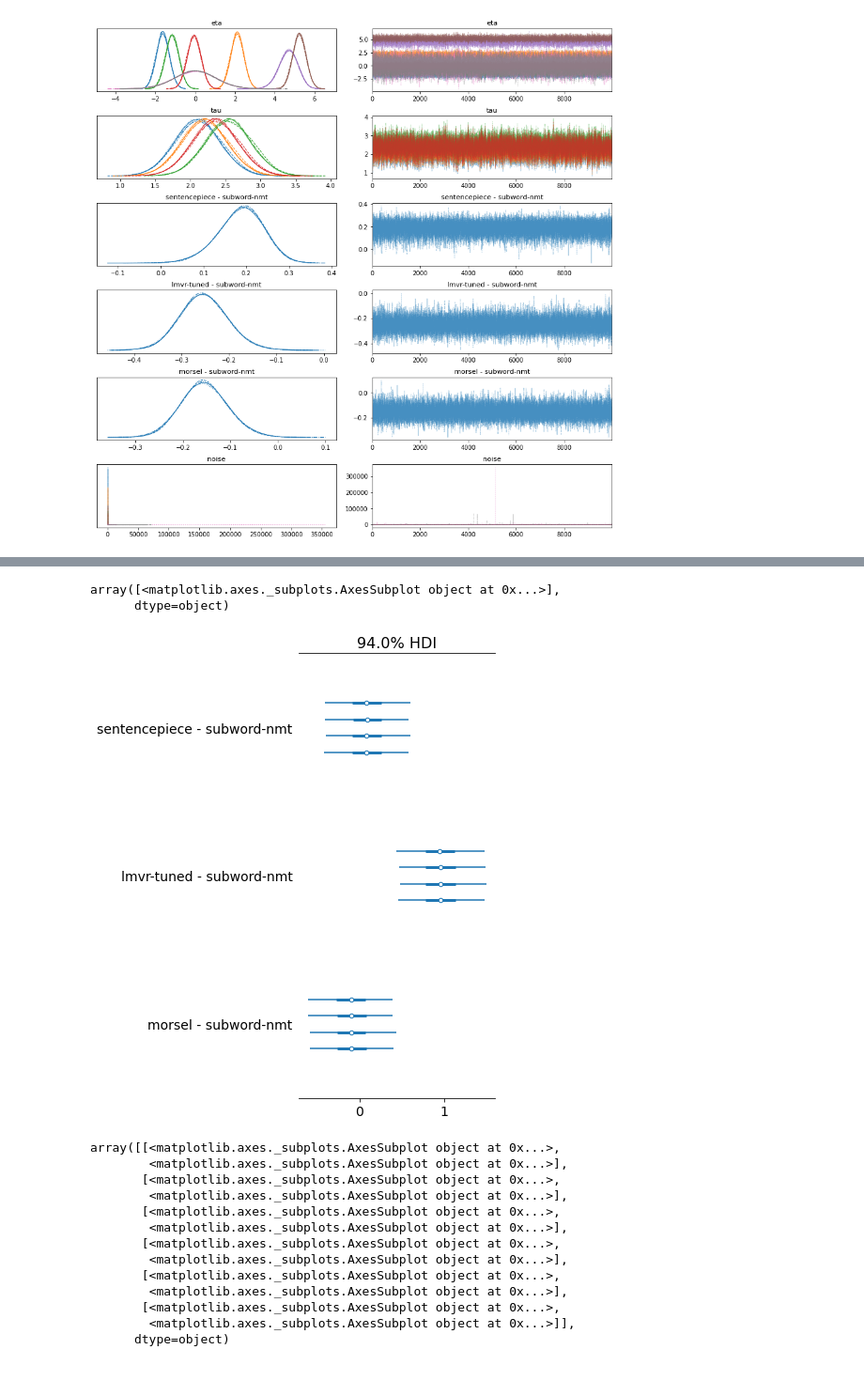
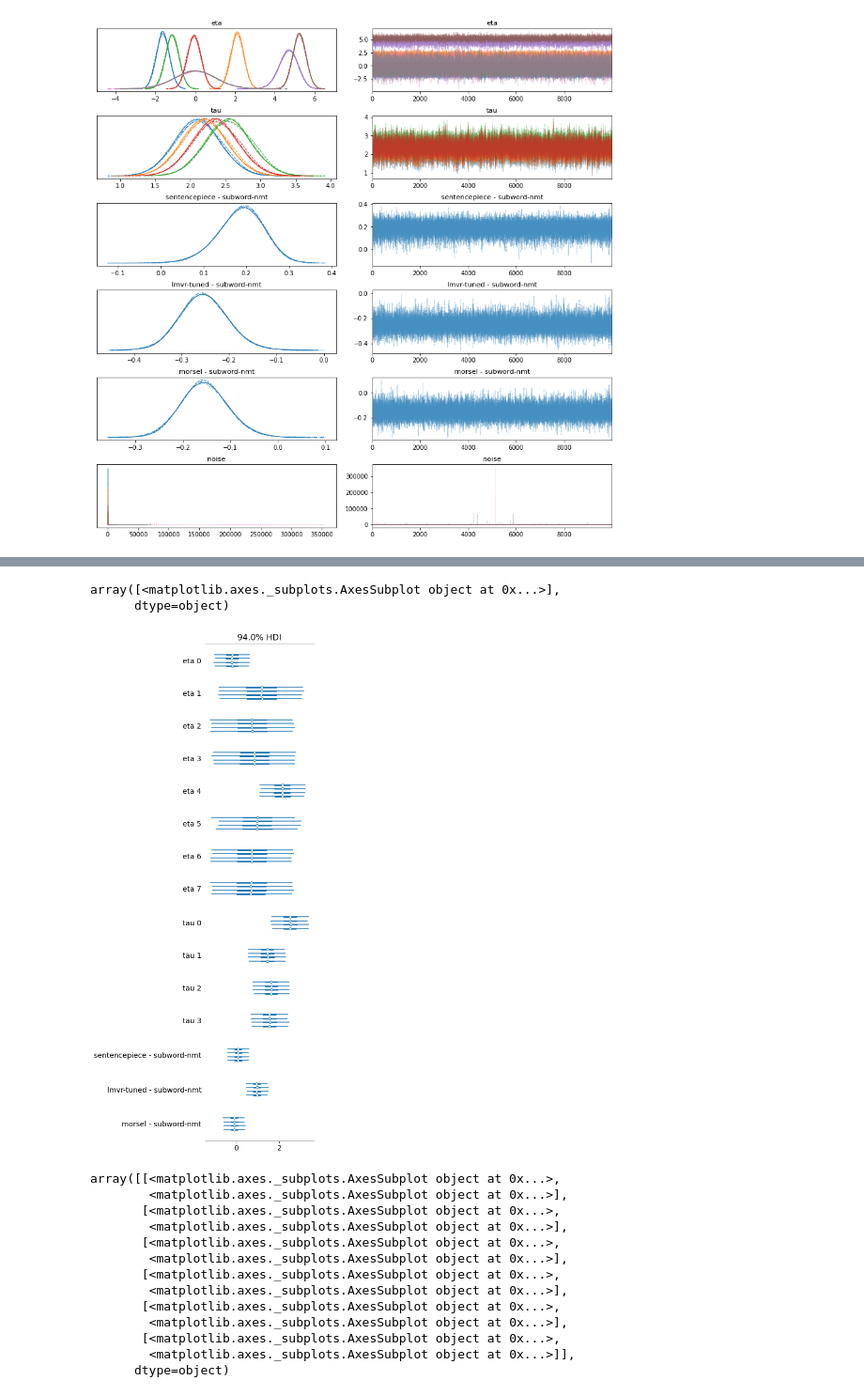
Before and after one commit to j0ma/flores, a Jupyter notebook: combined-results-analysis.ipynb, the cells around one changed output, grey strips where cells are left out. Shown at 94% size. Drawn from its saved outputs; the diff is of its cells as text; code cells hidden in the pictures.

```diff
--- a/combined-results-analysis.ipynb
+++ b/combined-results-analysis.ipynb
@@ -369,11 +369,11 @@ Sampling 4 chains for 10_000 tune and 10_000 draw iterations (40_000 + 40_000 dr
 The number of effective samples is smaller than 25% for some parameters.
 [interactive output not drawn]
 # %%
-pm.forestplot(posterior_chrf3_a, var_names='.*subword-nmt', filter_vars='regex')
+pm.forestplot(posterior_chrf3_a, var_names='~noise')#, filter_vars='regex')
 # %% [output]
 array([<matplotlib.axes._subplots.AxesSubplot object at 0x...>],
       dtype=object)
-[figure, old version]
+[figure, new version]
 # %%
 pm.traceplot(posterior_chrf3_a)#, model=chrf3_model_a)
 # %% [output]
```
